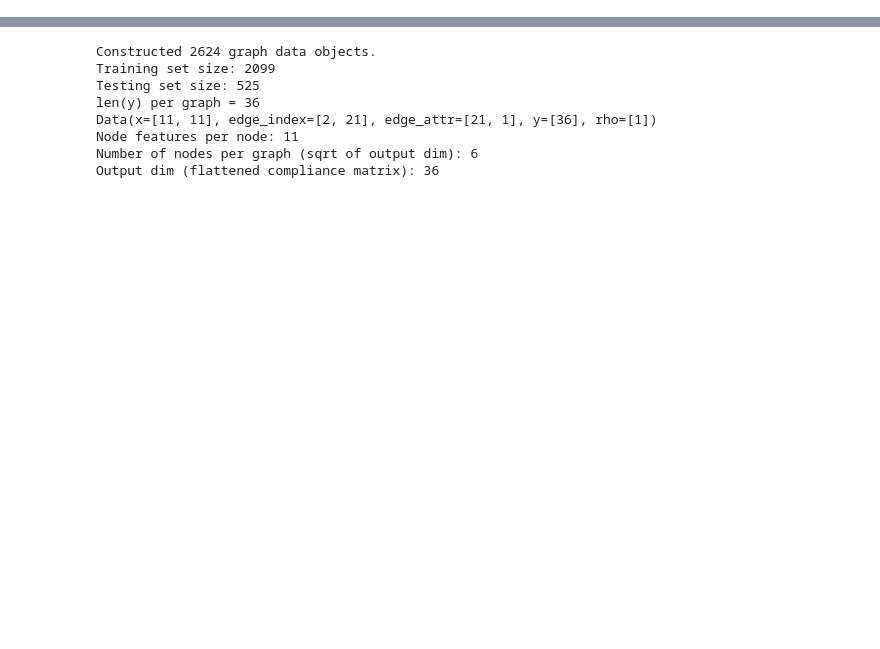
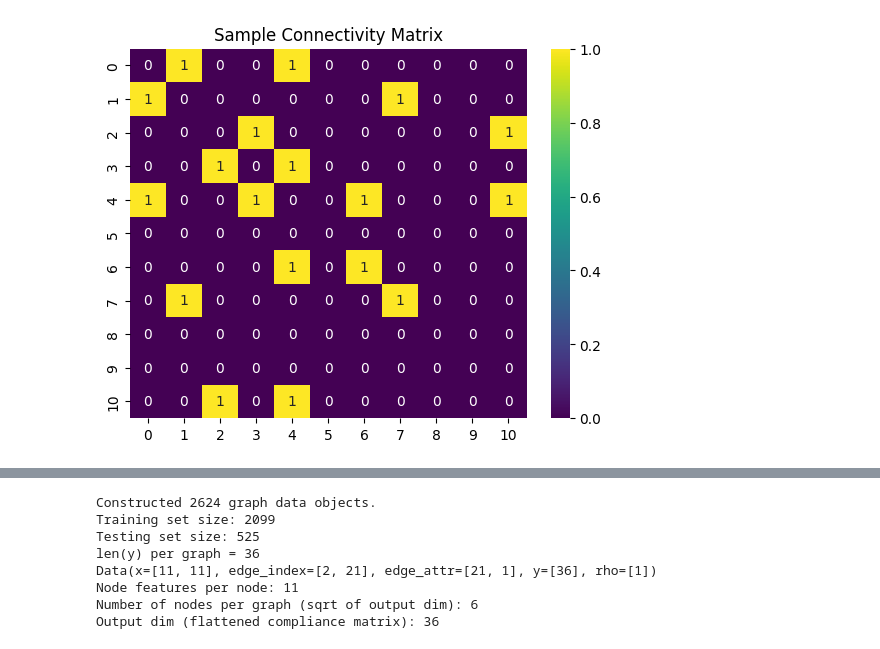
Before and after one commit to saltyjared/chem-277b-group-project, a Jupyter notebook: notebooks/brennan_gnn_new_inputs_parameter_sweep.ipynb, the cells around one changed output, grey strips where cells are left out. Saved outputs shown, nothing was run; the diff lists cells and outputs as text; code cells hidden in the pictures; blank space fills up the shorter version.

```diff
--- a/notebooks/brennan_gnn_new_inputs_parameter_sweep.ipynb
+++ b/notebooks/brennan_gnn_new_inputs_parameter_sweep.ipynb
@@ -124,0 +126,8 @@ display(X.head())
+# %%
+# Plot first row's connectivity matrix
+sample_conn = X.iloc[0]['connectivity_matrix']
+sns.heatmap(sample_conn, cmap='viridis', annot=True)
+plt.title("Sample Connectivity Matrix")
+plt.show()
+# %% [output]
+[figure, added]
```
Also changed, not shown: parts of 4 cells of this notebook, 5 other files.
